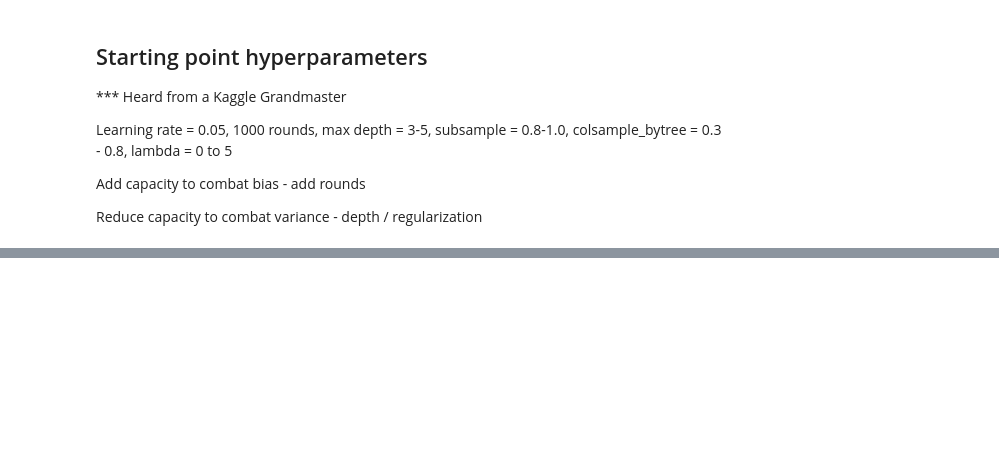
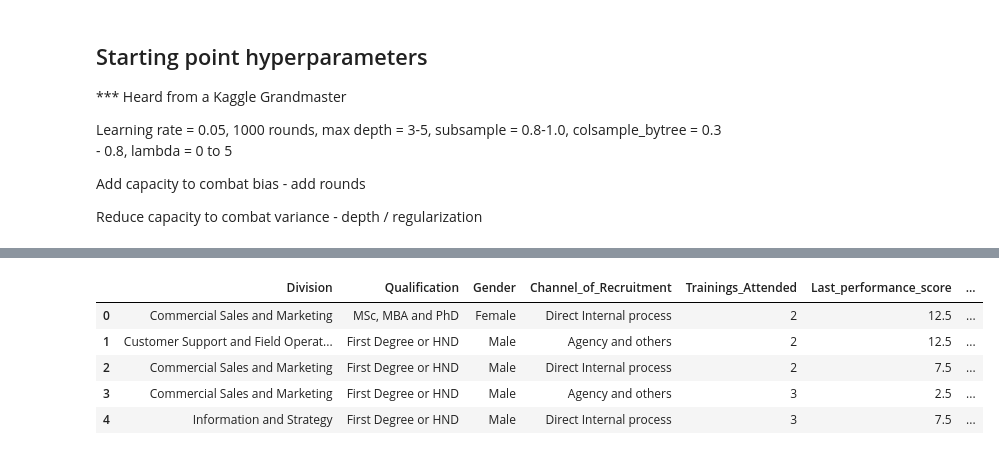
Before and after one commit to samsonafo/dsr-trees, a Jupyter notebook: boosting.ipynb, the cells around one changed output, grey strips where cells are left out. Saved outputs shown, nothing was run; the diff lists cells and outputs as text; code cells hidden in the pictures; blank space fills up the shorter version.

```diff
--- a/boosting.ipynb
+++ b/boosting.ipynb
@@ -166,0 +189,6 @@ Reduce capacity to combat variance - depth / regularization
+# %%
+#split the data into 80 to 20
+end = int(0.8*df.shape[0])
+
+promotions = df.iloc[:end]
+test = df.iloc[end+1:]
@@ -166,0 +199,3 @@ Reduce capacity to combat variance - depth / regularization
+# %%
+#drop null values
+promotions = promotions.dropna()
@@ -166,0 +209,24 @@ Reduce capacity to combat variance - depth / regularization
+# %%
+#replace all Not_Sure with Single
+promotions['Marital_Status'] = promotions['Marital_Status'].replace('Not_Sure', 'Single')
+
+#replace More than 5 with 6
+promotions['No_of_previous_employers'] = promotions['No_of_previous_employers'].replace('More than 5',6)
+# %%
+#create the age and service_years column
+promotions['Age'] = datetime.today().year - promotions['Year_of_birth']
+
+promotions['service_years'] = datetime.today().year - promotions['Year_of_recruitment']
+
+#drop Year_of_birth and 'Year of recruitment'
+
+promotions.drop(['Year_of_birth','Year_of_recruitment','EmployeeNo'],axis=1,inplace=True)
+# %%
+promotions.head()
+# %% [output]
+|  | Division | Qualification | Gender | Channel_of_Recruitment | Trainings_Attended | Last_performance_score | ... |
+| 0 | Commercial Sales and Marketing | MSc, MBA and PhD | Female | Direct Internal process | 2 | 12.5 | ... |
+| 1 | Customer Support and Field Operat... | First Degree or HND | Male | Agency and others | 2 | 12.5 | ... |
+| 2 | Commercial Sales and Marketing | First Degree or HND | Male | Direct Internal process | 2 | 7.5 | ... |
+| 3 | Commercial Sales and Marketing | First Degree or HND | Male | Agency and others | 3 | 2.5 | ... |
+| 4 | Information and Strategy | First Degree or HND | Male | Direct Internal process | 3 | 7.5 | ... |
```
Also changed, not shown: parts of 12 cells of this notebook, 9 other files.
